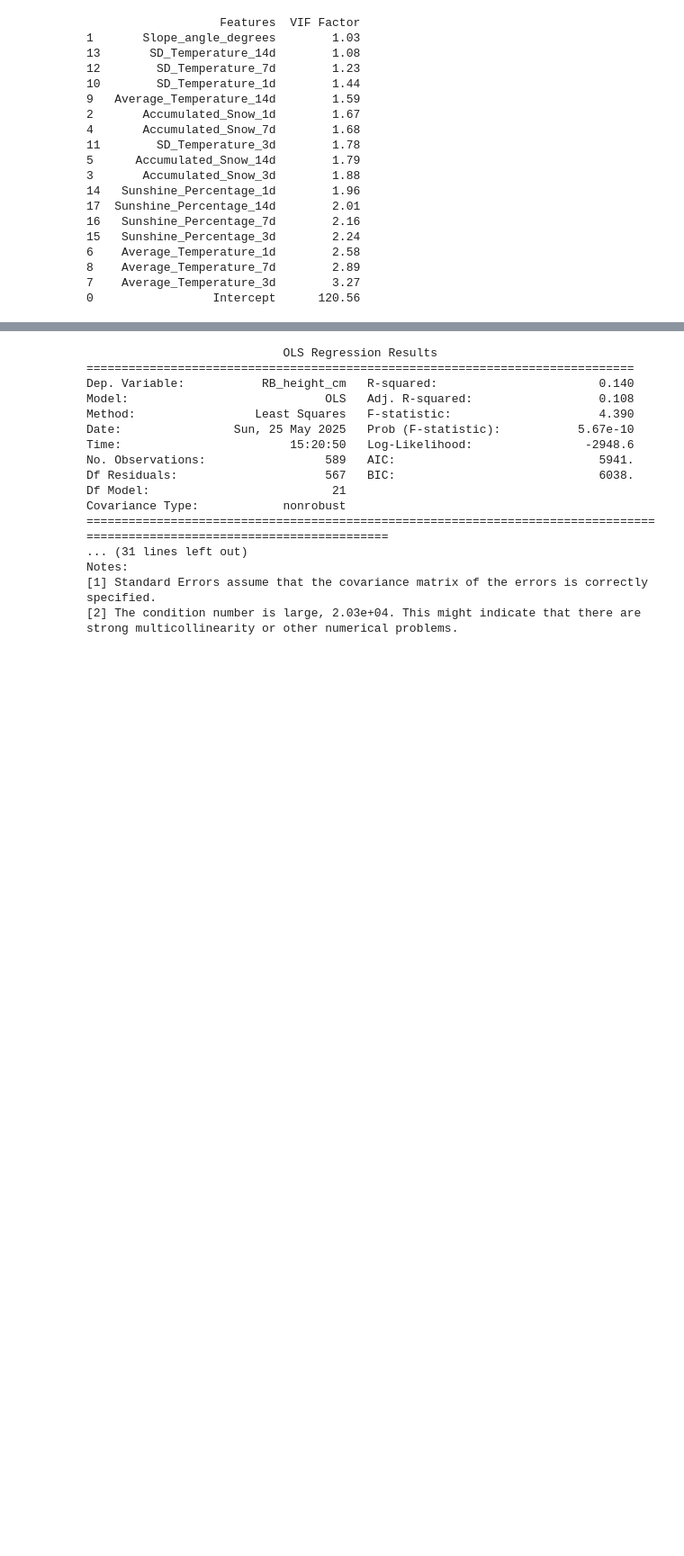
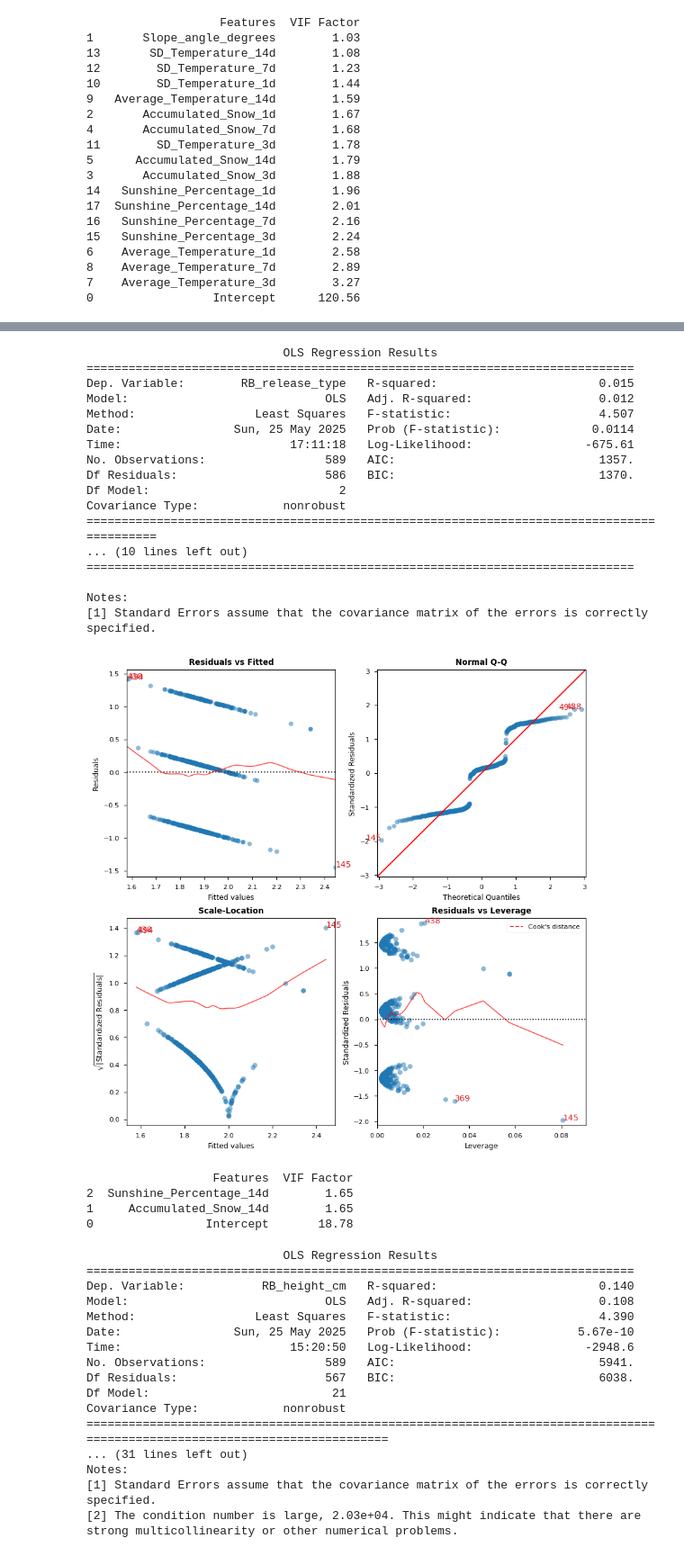
Before and after one commit to GregoryBacharas/actuarial_data_science, a Jupyter notebook: main_jupiter.ipynb, the cells around one changed output, grey strips where cells are left out. Shown at 90% size. Cells and saved outputs as stored; diff of their text form; code cells hidden in the pictures; blank space fills up the shorter version.

```diff
--- a/main_jupiter.ipynb
+++ b/main_jupiter.ipynb
@@ -156,6 +189,37 @@ strong multicollinearity or other numerical problems.
 8                              Average_Temperature_7d        2.99
 7                              Average_Temperature_3d        3.31
 0                                           Intercept      122.87
+# %%
+model3_significant = smf.ols(
+    formula='RB_release_type ~ Accumulated_Snow_14d + Sunshine_Percentage_14d',
+    data=cleand).fit()
+print(model3_significant.summary())
+diagnostics_model3 = LinearRegDiagnostic(model3_significant)
+vif3, fig3, ax3 = diagnostics_model3()
+print(vif3)
+# %% [output]
+                            OLS Regression Results
+==============================================================================
+Dep. Variable:        RB_release_type   R-squared:                       0.015
+Model:                            OLS   Adj. R-squared:                  0.012
+Method:                 Least Squares   F-statistic:                     4.507
+Date:                Sun, 25 May 2025   Prob (F-statistic):             0.0114
+Time:                        17:11:18   Log-Likelihood:                -675.61
+No. Observations:                 589   AIC:                             1357.
+Df Residuals:                     586   BIC:                             1370.
+Df Model:                           2
+Covariance Type:            nonrobust
+===========================================================================================
+... (10 lines left out)
+==============================================================================
+
+Notes:
+[1] Standard Errors assume that the covariance matrix of the errors is correctly specified.
+[figure, added]
+                  Features  VIF Factor
+2  Sunshine_Percentage_14d        1.65
+1     Accumulated_Snow_14d        1.65
+0                Intercept       18.78
 # %%
 model4 = smf.ols(
     formula='RB_height_cm ~ Slope_angle_degrees + Accumulated_Snow_1d + Accumulated_Snow_3d + Accumulated_Snow_7d + Accumulated_Snow_14d + Average_Temperature_1d + Average_Temperature_3d + Average_Temperature_7d + Average_Temperature_14d + SD_Temperature_1d + SD_Temperature_3d + SD_Temperature_7d + SD_Temperature_14d + Sunshine_Percentage_1d + Sunshine_Percentage_3d + Sunshine_Percentage_7d + Sunshine_Percentage_14d + Aspect_Delta_1d : Wind_Induced_Accumulation_Magnitude_1d + Aspect_Delta_3d : Wind_Induced_Accumulation_Magnitude_3d + Aspect_Delta_7d : Wind_Induced_Accumulation_Magnitude_7d + Aspect_Delta_14d : Wind_Induced_Accumulation_Magnitude_14d',
```
Also changed, not shown: parts of 7 cells of this notebook.
